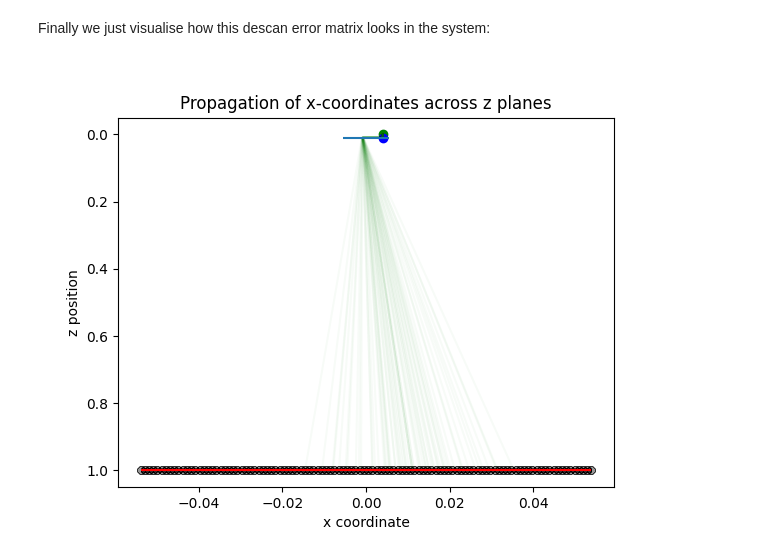
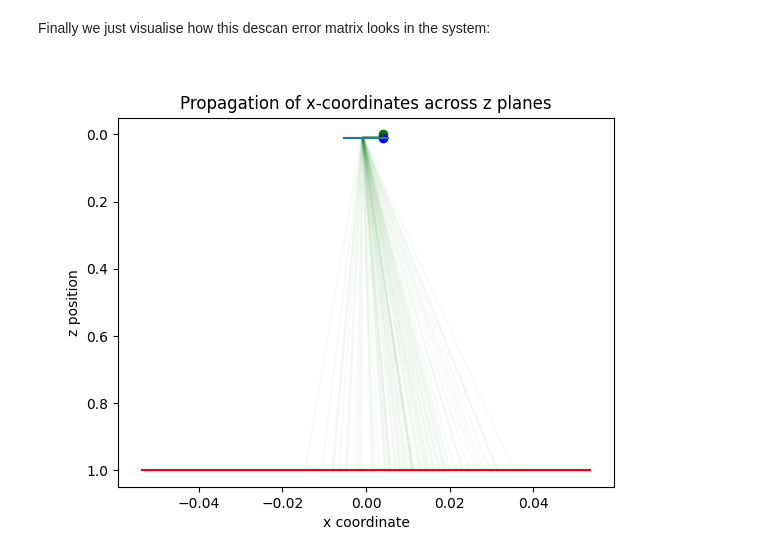
Before and after one commit to TemGym/TemGym, a Jupyter notebook: examples/jax_examples/4Dstem.ipynb, the cells around one changed output. Saved outputs shown, nothing was run; the diff lists cells and outputs as text; code cells hidden in the pictures.

```diff
--- a/examples/jax_examples/4Dstem.ipynb
+++ b/examples/jax_examples/4Dstem.ipynb
@@ -334,11 +400,11 @@ theta_y_out_as_f_of_ys_lam = sp.lambdify((y_in, y_out), theta_y_out_as_f_of_ys)
 theta_x_in_as_f_of_xs_lam = sp.lambdify((x_in, x_out), theta_x_in_as_f_of_xs)
 theta_y_in_as_f_of_ys_lam = sp.lambdify((y_in, y_out), theta_y_in_as_f_of_ys)
 
-det_coords_x = detector_coords[:, 0]
-det_coords_y = detector_coords[:, 1]
+det_coords_x = detector_coords[:, 1]
+det_coords_y = detector_coords[:, 0]
 
-sample_coords_x = sample_coords[:, 0]
-sample_coords_y = sample_coords[:, 1]
+sample_coords_x = sample_coords[:, 1]
+sample_coords_y = sample_coords[:, 0]
 
 num_points = 100
 num_radial = 20  # number of radial layers
@@ -371,35 +437,35 @@ Finally we just visualise how this descan error matrix looks in the system:
 zs = jnp.array([crossover_z[0]] + [comp.z for comp in model])
 
 # Propagate the point source coordinates through the forward ABCD matrices
 coord_list = [rays_at_source_with_semi_conv]
 for forward_ABCD in forward_ABCDs_comp_to_comp:
     new_coord = jnp.dot(forward_ABCD[0], coord_list[-1])
     coord_list.append(new_coord)
 
 # Stack the propagated coordinates into an array for easier indexing
 coords_array = jnp.stack(coord_list, axis=0)
 xs = coords_array[:, 0, :]
 ys = coords_array[:, 1, :]
 num_rays = xs.shape[1]
 
 plt.figure()
 for ray in range(0, num_rays, 30):
     plt.plot(xs[:, ray], zs, color = 'g', alpha=0.03)
 
-plt.hlines(zs[-1], detector_coords[0, 0], detector_coords[-1, 0], color='r', label='Detector')
-plt.hlines(zs[1], sample_coords[0, 0], sample_coords[-1, 0])
-plt.scatter(detector_coords[:, 0], jnp.full(detector_coords[:, 0].shape, zs[-1]),
+plt.hlines(zs[-1], det_coords_x[0], det_coords_x[-1], color='r', label='Detector')
+plt.hlines(zs[1], sample_coords_x[0], sample_coords_x[-1])
+plt.scatter(det_coords_x[0], jnp.full(det_coords_x[0].shape, zs[-1]),
             color='k',
             label='Detector Pixels',
             alpha=0.005)
 plt.scatter(scan_position[0], crossover_z, color='g', label='Crossover')
 plt.scatter(scan_position[0], defocus, color='b', label='Sample')
 
 plt.xlabel('x coordinate')
 plt.ylabel('z position')
 plt.title('Propagation of x-coordinates across z planes')
 plt.gca().invert_yaxis()  # Invert the z-axis (display)
 plt.show()
 # %% [output]
-[figure, old version]
+[figure, new version]
 # %%
```
Also changed, not shown: parts of 6 cells of this notebook, 1 other file.
